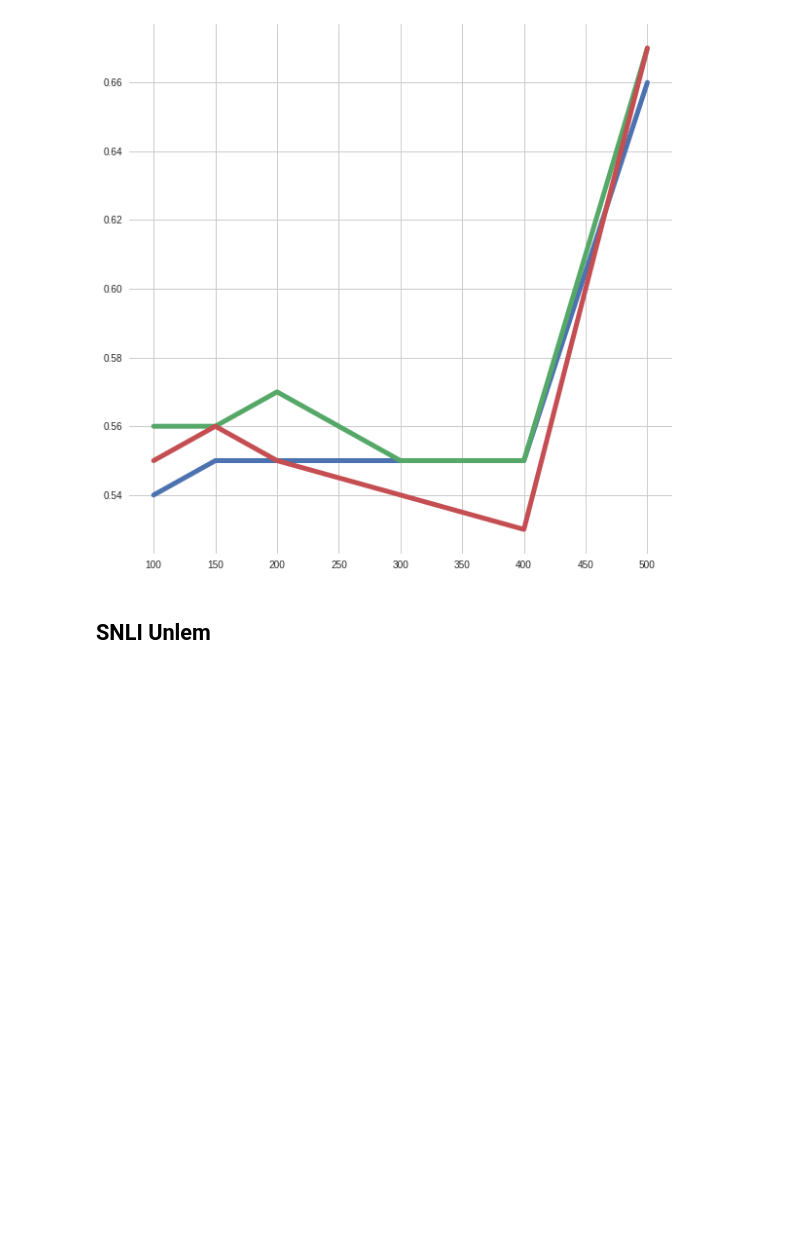
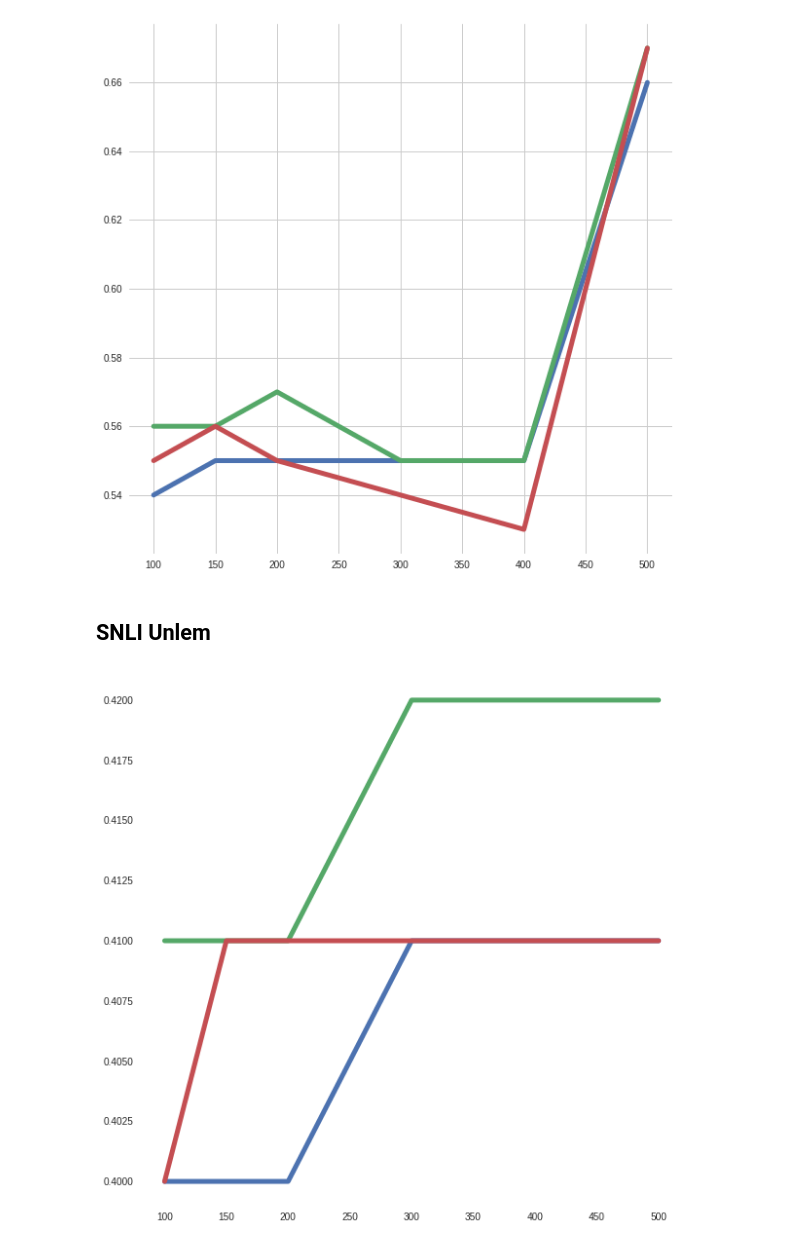
Before and after one commit to bakarov/2ch2vec, a Jupyter notebook: snli/result_plot.ipynb, the cells around one changed output. Cells and saved outputs as stored; diff of their text form; code cells hidden in the pictures; blank space fills up the shorter version.

```diff
--- a/snli/result_plot.ipynb
+++ b/snli/result_plot.ipynb
@@ -38,3 +38,22 @@ plt.show()
 [figure]
 # %% [markdown]
 ## SNLI Unlem
+# %%
+set_plt_params()
+
+dimensions = [500, 400, 300, 200, 150, 100]
+CBOW = [0.41, 0.41, 0.41, 0.4, 0.4, 0.4]
+Skipgram = [0.42, 0.42, 0.42, 0.41, 0.41, 0.41]
+Swivel = [0.41, 0.41, 0.41, 0.41, 0.41, 0.4]
+
+
+plt.plot(dimensions, CBOW, linewidth=5)
+plt.plot(dimensions, Skipgram, linewidth=5)
+plt.plot(dimensions, Swivel, linewidth=5)
+
+#plt.legend(loc='lower center', bbox_to_anchor=(1,1), prop={'size':30})
+plt.plot()
+plt.savefig('results.png', bbox_inches='tight')
+plt.show()
+# %% [output]
+[figure, added]
```
